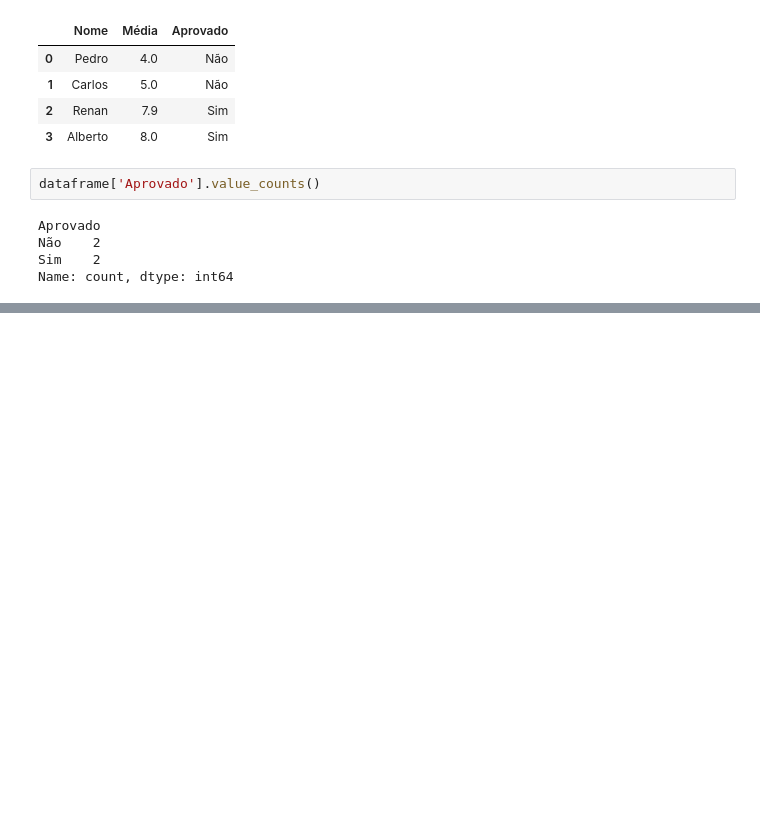
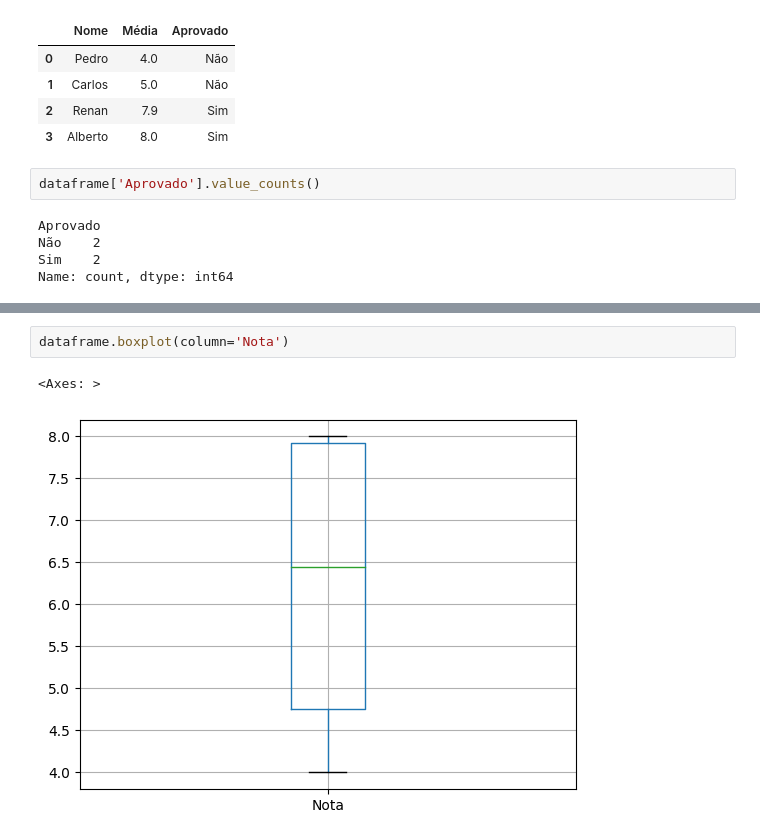
Before and after one commit to pachecowillians/machine-learning, a Jupyter notebook: pandas.ipynb, the cells around one changed output, grey strips where cells are left out. Cells and saved outputs as stored; diff of their text form; blank space fills up the shorter version.

```diff
--- a/pandas.ipynb
+++ b/pandas.ipynb
@@ -86,0 +102,5 @@ Name: count, dtype: int64
+# %%
+dataframe.boxplot(column='Nota')
+# %% [output]
+<Axes: >
+[figure, added]
```
Also changed, not shown: parts of 3 cells of this notebook.
